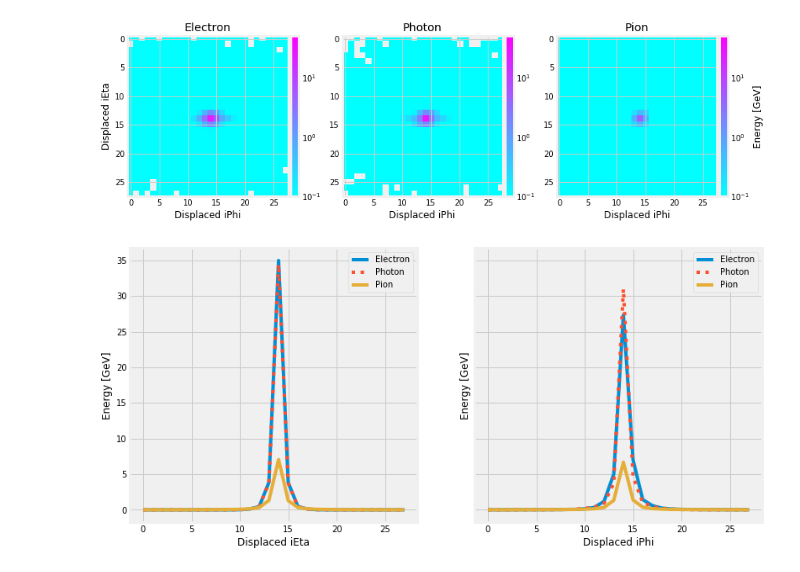
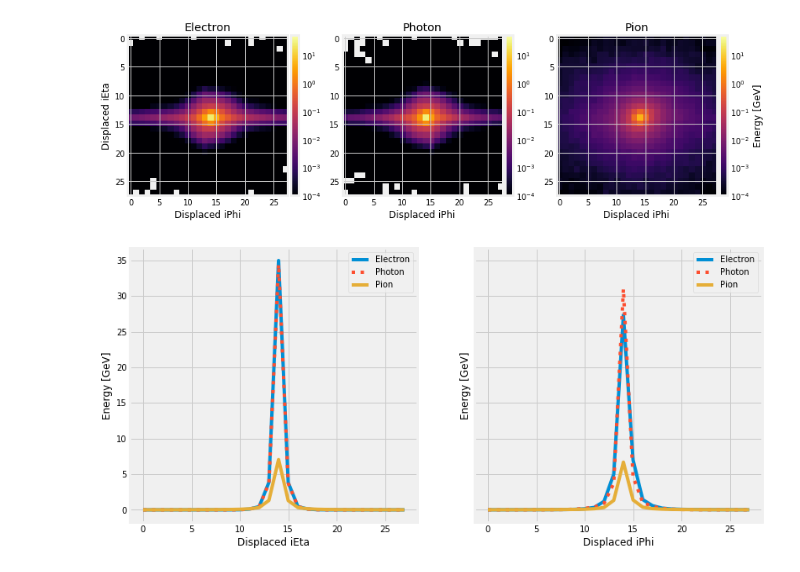
Before and after one commit to jruizvar/jet-classify, a Jupyter notebook: notebooks/analysis.ipynb, the cells around one changed output. Cells and saved outputs as stored; diff of their text form; code cells hidden in the pictures.

```diff
--- a/notebooks/analysis.ipynb
+++ b/notebooks/analysis.ipynb
@@ -19,30 +19,30 @@ p50_mean = np.mean(p50, axis=0)
 # %%
 fig, ax = plt.subplots(1, 3, figsize=(12, 6))
 
-norm = LogNorm(vmin=0.1, vmax=50.)
+norm = LogNorm(vmin=0.0001, vmax=50.)
 
-im0 = ax[0].imshow(e50_mean, cmap='cool', norm=norm)
+im0 = ax[0].imshow(e50_mean, cmap='inferno', norm=norm)
 ax[0].set_title('Electron')
 ax[0].set_xlabel('Displaced iPhi')
 ax[0].set_ylabel('Displaced iEta')
 cax = make_axes_locatable(ax[0]).append_axes("right", size="5%", pad=0.05)
 plt.colorbar(im0, cax=cax)
 
-im1 = ax[1].imshow(g50_mean, cmap='cool', norm=norm)
+im1 = ax[1].imshow(g50_mean, cmap='inferno', norm=norm)
 ax[1].set_title('Photon')
 ax[1].set_xlabel('Displaced iPhi')
 cax = make_axes_locatable(ax[1]).append_axes("right", size="5%", pad=0.05)
 plt.colorbar(im1, cax=cax)
 
-im2 = ax[2].imshow(p50_mean, cmap='cool', norm=norm)
+im2 = ax[2].imshow(p50_mean, cmap='inferno', norm=norm)
 ax[2].set_title('Pion')
 ax[2].set_xlabel('Displaced iPhi')
 cax = make_axes_locatable(ax[2]).append_axes("right", size="5%", pad=0.05)
 plt.colorbar(im2, cax=cax, label='Energy [GeV]')
 
 plt.tight_layout();
 # %% [output]
-[figure, old version]
+[figure, new version]
 # %%
 fig, ax = plt.subplots(1, 2, figsize=(12, 6), sharey=True)
 
```
